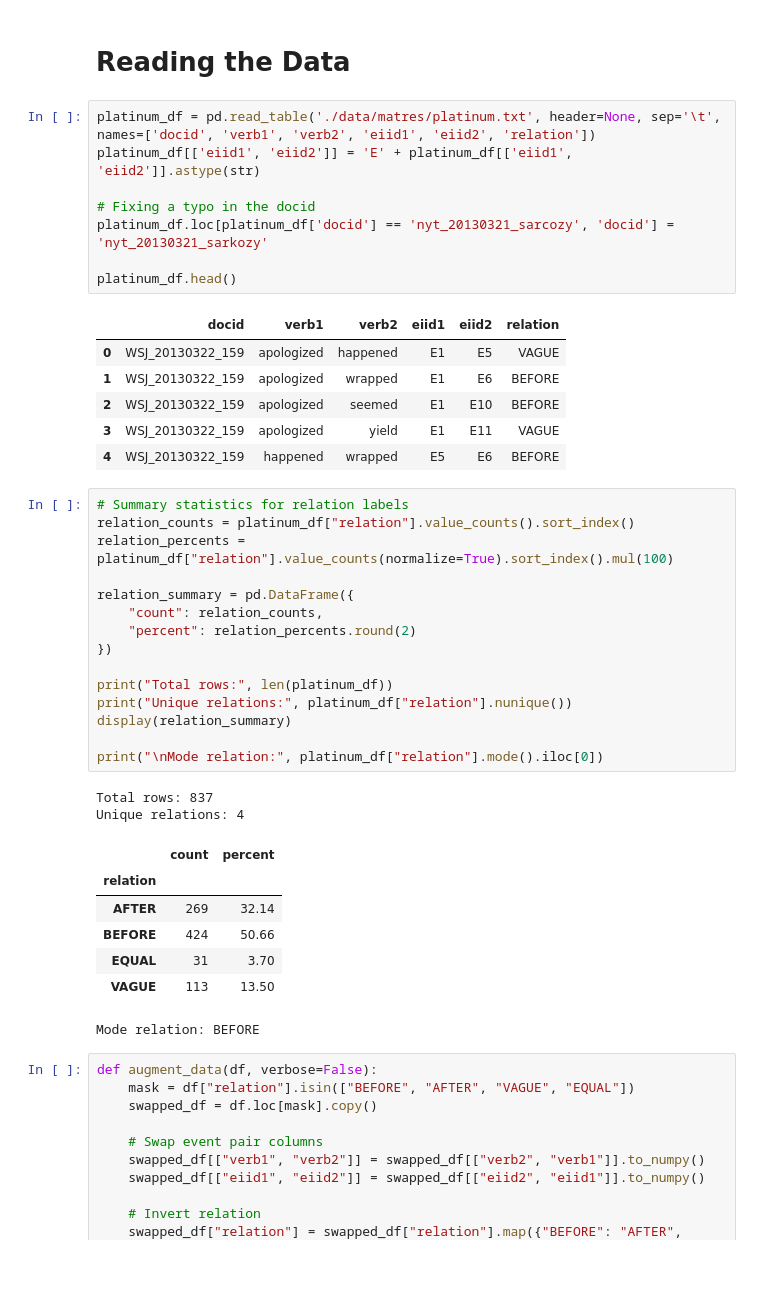
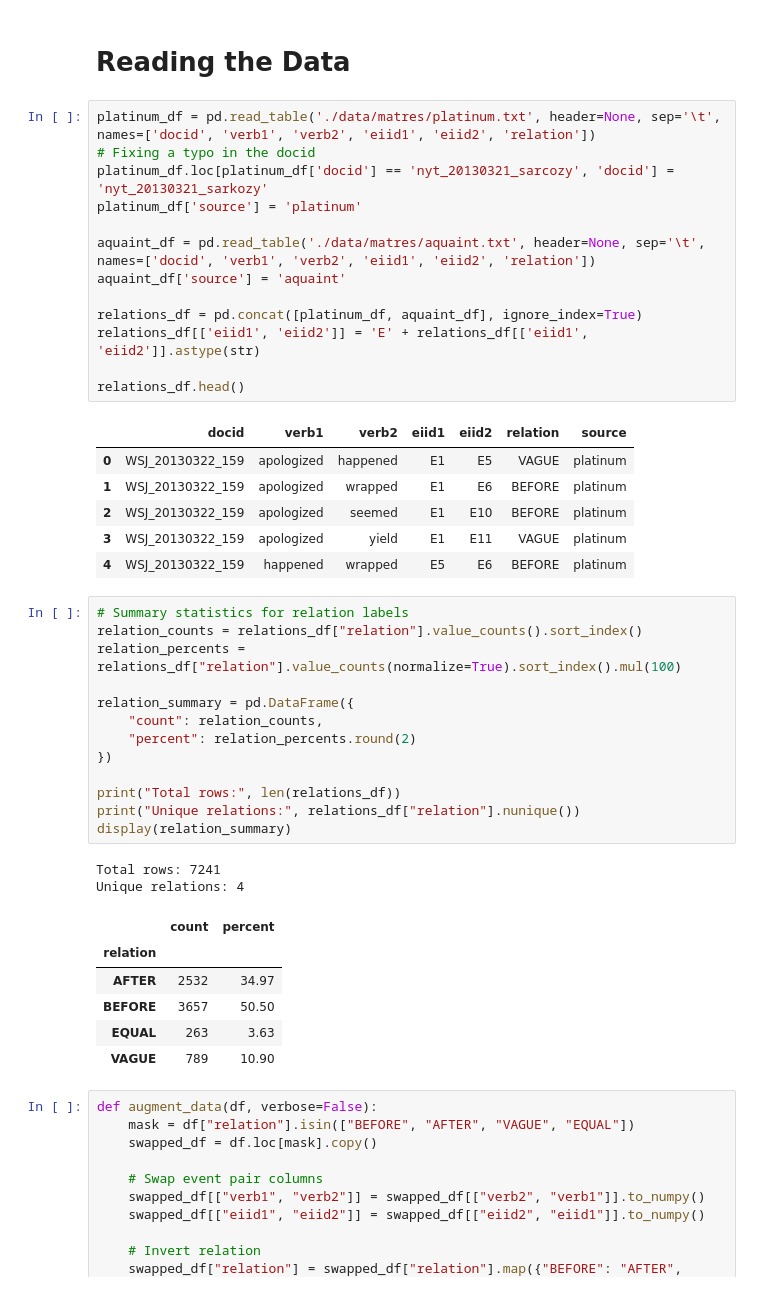
Before and after one commit to poznyakovskiy/event_extraction, a Jupyter notebook: temp_relation.ipynb, the cells around one changed output. Cells and saved outputs as stored; diff of their text form; blank space fills up the shorter version.

```diff
--- a/temp_relation.ipynb
+++ b/temp_relation.ipynb
@@ -10,44 +10,46 @@ import torch
 # Reading the Data
 # %%
 platinum_df = pd.read_table('./data/matres/platinum.txt', header=None, sep='\t', names=['docid', 'verb1', 'verb2', 'eiid1', 'eiid2', 'relation'])
-platinum_df[['eiid1', 'eiid2']] = 'E' + platinum_df[['eiid1', 'eiid2']].astype(str)
-
 # Fixing a typo in the docid
 platinum_df.loc[platinum_df['docid'] == 'nyt_20130321_sarcozy', 'docid'] = 'nyt_20130321_sarkozy'
+platinum_df['source'] = 'platinum'
 
-platinum_df.head()
+aquaint_df = pd.read_table('./data/matres/aquaint.txt', header=None, sep='\t', names=['docid', 'verb1', 'verb2', 'eiid1', 'eiid2', 'relation'])
+aquaint_df['source'] = 'aquaint'
+
+relations_df = pd.concat([platinum_df, aquaint_df], ignore_index=True)
+relations_df[['eiid1', 'eiid2']] = 'E' + relations_df[['eiid1', 'eiid2']].astype(str)
+
+relations_df.head()
 # %% [output]
-|  | docid | verb1 | verb2 | eiid1 | eiid2 | relation |
-| 0 | WSJ_20130322_159 | apologized | happened | E1 | E5 | VAGUE |
-| 1 | WSJ_20130322_159 | apologized | wrapped | E1 | E6 | BEFORE |
-| 2 | WSJ_20130322_159 | apologized | seemed | E1 | E10 | BEFORE |
-| 3 | WSJ_20130322_159 | apologized | yield | E1 | E11 | VAGUE |
-| 4 | WSJ_20130322_159 | happened | wrapped | E5 | E6 | BEFORE |
+|  | docid | verb1 | verb2 | eiid1 | eiid2 | relation | source |
+| 0 | WSJ_20130322_159 | apologized | happened | E1 | E5 | VAGUE | platinum |
+| 1 | WSJ_20130322_159 | apologized | wrapped | E1 | E6 | BEFORE | platinum |
+| 2 | WSJ_20130322_159 | apologized | seemed | E1 | E10 | BEFORE | platinum |
+| 3 | WSJ_20130322_159 | apologized | yield | E1 | E11 | VAGUE | platinum |
+| 4 | WSJ_20130322_159 | happened | wrapped | E5 | E6 | BEFORE | platinum |
 # %%
 # Summary statistics for relation labels
-relation_counts = platinum_df["relation"].value_counts().sort_index()
-relation_percents = platinum_df["relation"].value_counts(normalize=True).sort_index().mul(100)
+relation_counts = relations_df["relation"].value_counts().sort_index()
+relation_percents = relations_df["relation"].value_counts(normalize=True).sort_index().mul(100)
 
 relation_summary = pd.DataFrame({
     "count": relation_counts,
     "percent": relation_percents.round(2)
 })
 
-print("Total rows:", len(platinum_df))
-print("Unique relations:", platinum_df["relation"].nunique())
+print("Total rows:", len(relations_df))
+print("Unique relations:", relations_df["relation"].nunique())
 display(relation_summary)
-
-print("\nMode relation:", platinum_df["relation"].mode().iloc[0])
 # %% [output]
-Total rows: 837
+Total rows: 7241
 Unique relations: 4
 |  | count | percent |
 | relation |  |  |
-| AFTER | 269 | 32.14 |
-| BEFORE | 424 | 50.66 |
-| EQUAL | 31 | 3.70 |
-| VAGUE | 113 | 13.50 |
+| AFTER | 2532 | 34.97 |
+| BEFORE | 3657 | 50.50 |
+| EQUAL | 263 | 3.63 |
+| VAGUE | 789 | 10.90 |
-Mode relation: BEFORE
 # %%
 def augment_data(df, verbose=False):
     mask = df["relation"].isin(["BEFORE", "AFTER", "VAGUE", "EQUAL"])
```
Also changed, not shown: parts of 12 cells of this notebook, 1 other file.
